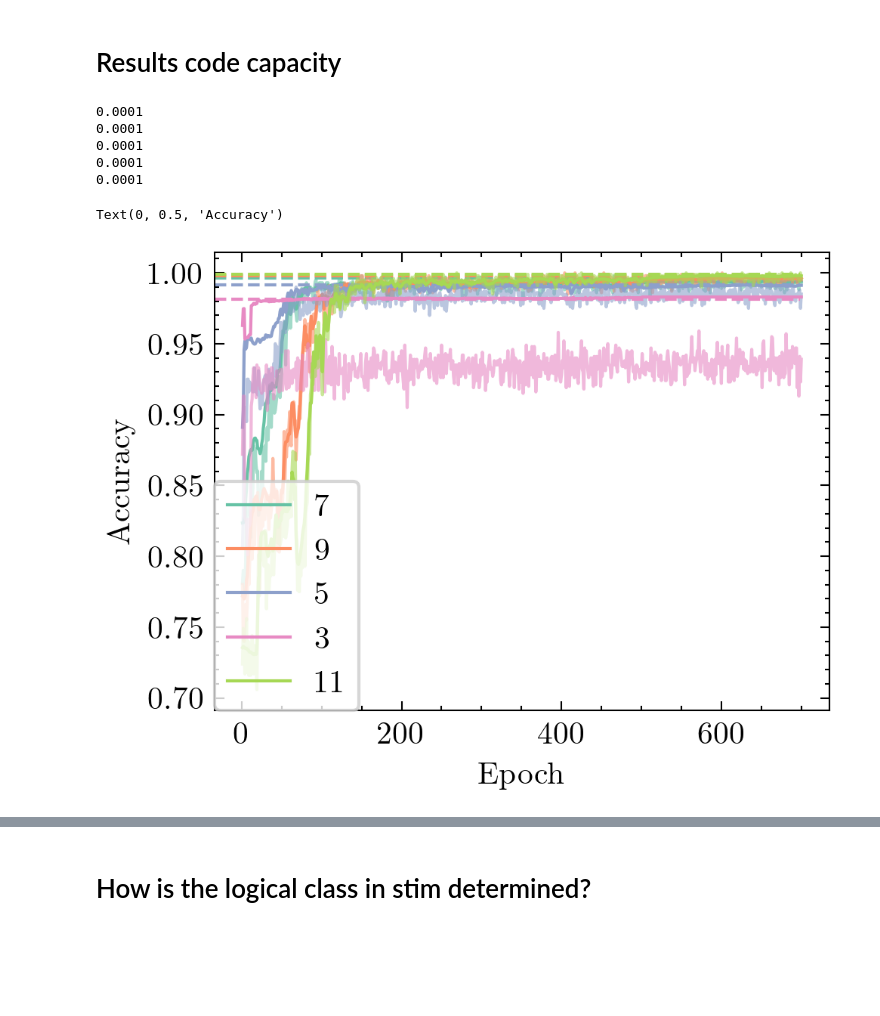
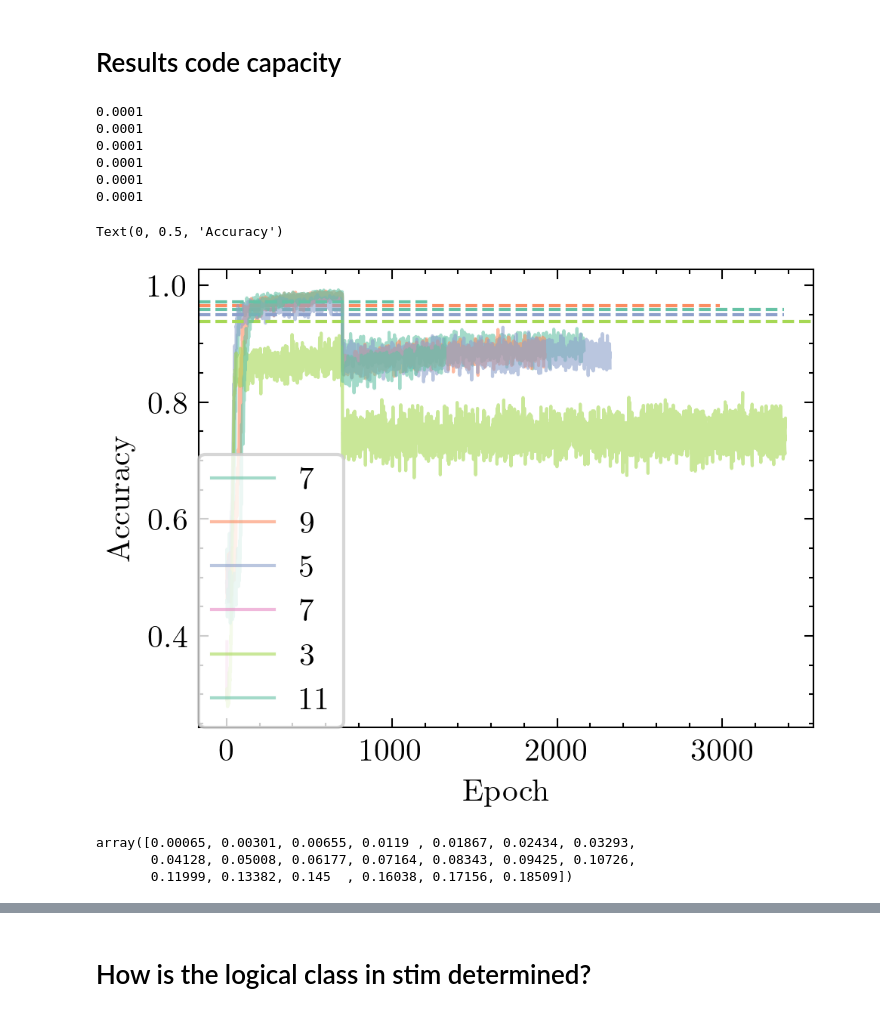
Before and after one commit to LangeMoritz/neural_matching, a Jupyter notebook: build_decoder.ipynb, the cells around one changed output, grey strips where cells are left out. Saved outputs shown, nothing was run; the diff lists cells and outputs as text; code cells hidden in the pictures; blank space fills up the shorter version.

```diff
--- a/build_decoder.ipynb
+++ b/build_decoder.ipynb
@@ -56,25 +56,26 @@ for i, file_name in enumerate(all_files):
     if match:
         p = int(match.group(1)) / 1000  # Convert extracted string to integer
 
-    p = 0.002
-    mwpm_acc = 1 - get_acc_from_csv('/Users/xlmori/Desktop/neural_matching/mwpm_stim_p_1e-3_5e-3_results.csv', d, d_t, p)
-    model = torch.load(file_folder, map_location = torch.device('cpu'), weights_only=False)
-    history = model['history']
-    # Extract epochs and loss values
-    epochs = [entry['epoch'] for entry in history]
-    reward = [entry['epoch_reward'] for entry in history]
-    train_acc = [entry['train_acc'] for entry in history]
-    test_acc = [entry['test_acc'] for entry in history]
-    # # ax[0].plot(epochs, reward, label = f'd = {d}')
-    # optimizer_state = model['optimizer_state_dict']
-    # for param_group in optimizer_state['param_groups']:
-    #     print(param_group['lr'])
+    if p == 0.002:
+        mwpm_acc = 1 - get_acc_from_csv('/Users/xlmori/Desktop/neural_matching/mwpm_stim_p_1e-3_5e-3_results.csv', d, d_t, p)
+        model = torch.load(file_folder, map_location = torch.device('cpu'), weights_only=False)
+        history = model['history']
+        # Extract epochs and loss values
+        epochs = [entry['epoch'] for entry in history]
+        reward = [entry['epoch_reward'] for entry in history]
+        train_acc = [entry['train_acc'] for entry in history]
+        test_acc = [entry['test_acc'] for entry in history]
+        # # ax[0].plot(epochs, reward, label = f'd = {d}')
+        # optimizer_state = model['optimizer_state_dict']
+        # for param_group in optimizer_state['param_groups']:
+        #     print(param_group['lr'])
 
-    ax.plot(epochs, train_acc, alpha = 0.6)
-    ax.plot(epochs, test_acc , c = plt.gca().lines[-1].get_color(), label = f'{d}')
-    ax.axhline(mwpm_acc, 0, len(epochs) / ax.get_xlim()[1], c = plt.gca().lines[-1].get_color(), ls = 'dashed')
-ax.legend(frameon = True, loc = (0, 0))
+        # ax.plot(epochs, train_acc, alpha = 0.6)
+        ax.plot(epochs, test_acc , label = f'd = {d}') # , c = plt.gca().lines[-1].get_color()
+        ax.axhline(mwpm_acc, 0, len(epochs) / ax.get_xlim()[1], c = plt.gca().lines[-1].get_color(), ls = 'dashed')
+ax.legend(frameon = True, loc = 'lower right')
 ax.set_xlabel('Epoch')
 ax.set_ylabel('Accuracy')
+fig.savefig('stim_gcn_training.pdf')
 # plt.tight_layout()
 # %% [output]
@@ -127,34 +127,42 @@ for i, file_name in enumerate(all_files):
         d = int(match.group(1))  # Convert extracted string to integer
     match = re.search(r'e_(\d+).pt', file_name)
     if match:
         lr = int(match.group(1))  # Convert extracted string to integer
     d_check = mwpm[:, 0] == d
-    p_check = np.isclose(mwpm[0, :], 0.05)
+
+    p_check = np.isclose(mwpm[0, :], 0.1)
     mwpm_acc = 1 - mwpm[d_check, p_check]
     model = torch.load(file_folder, map_location = torch.device('cpu'), weights_only=False)
     history = model['history']
     # Extract epochs and loss values
     epochs = [entry['epoch'] for entry in history]
     reward = [entry['epoch_reward'] for entry in history]
     train_acc = [entry['train_acc'] for entry in history]
     test_acc = [entry['test_acc'] for entry in history]
     # ax[0].plot(epochs, reward, label = f'd = {d}')
     optimizer_state = model['optimizer_state_dict']
     for param_group in optimizer_state['param_groups']:
         print(param_group['lr'])
 
-    ax.plot(epochs, train_acc, alpha = 0.6)
-    ax.plot(epochs, test_acc, c = plt.gca().lines[-1].get_color(), label = f'{d}')
+    ax.plot(epochs, reward, alpha = 0.6, label = f'{d}')
+    # ax.plot(epochs, test_acc, c = plt.gca().lines[-1].get_color())
     ax.axhline(mwpm_acc, 0, len(epochs) / ax.get_xlim()[1], c = plt.gca().lines[-1].get_color(), ls = 'dashed')
 ax.legend(frameon = True, loc = (0, 0))
 ax.set_xlabel('Epoch')
 ax.set_ylabel('Accuracy')
 # plt.tight_layout()
 # %% [output]
 0.0001
 0.0001
 0.0001
 0.0001
 0.0001
+0.0001
 Text(0, 0.5, 'Accuracy')
-[figure, old version]
+[figure, new version]
+# %%
+mwpm[d_check, 1:][0]
+# %% [output]
+array([0.00065, 0.00301, 0.00655, 0.0119 , 0.01867, 0.02434, 0.03293,
+       0.04128, 0.05008, 0.06177, 0.07164, 0.08343, 0.09425, 0.10726,
+       0.11999, 0.13382, 0.145  , 0.16038, 0.17156, 0.18509])
```
Also changed, not shown: parts of 3 cells of this notebook, 5 other files.
